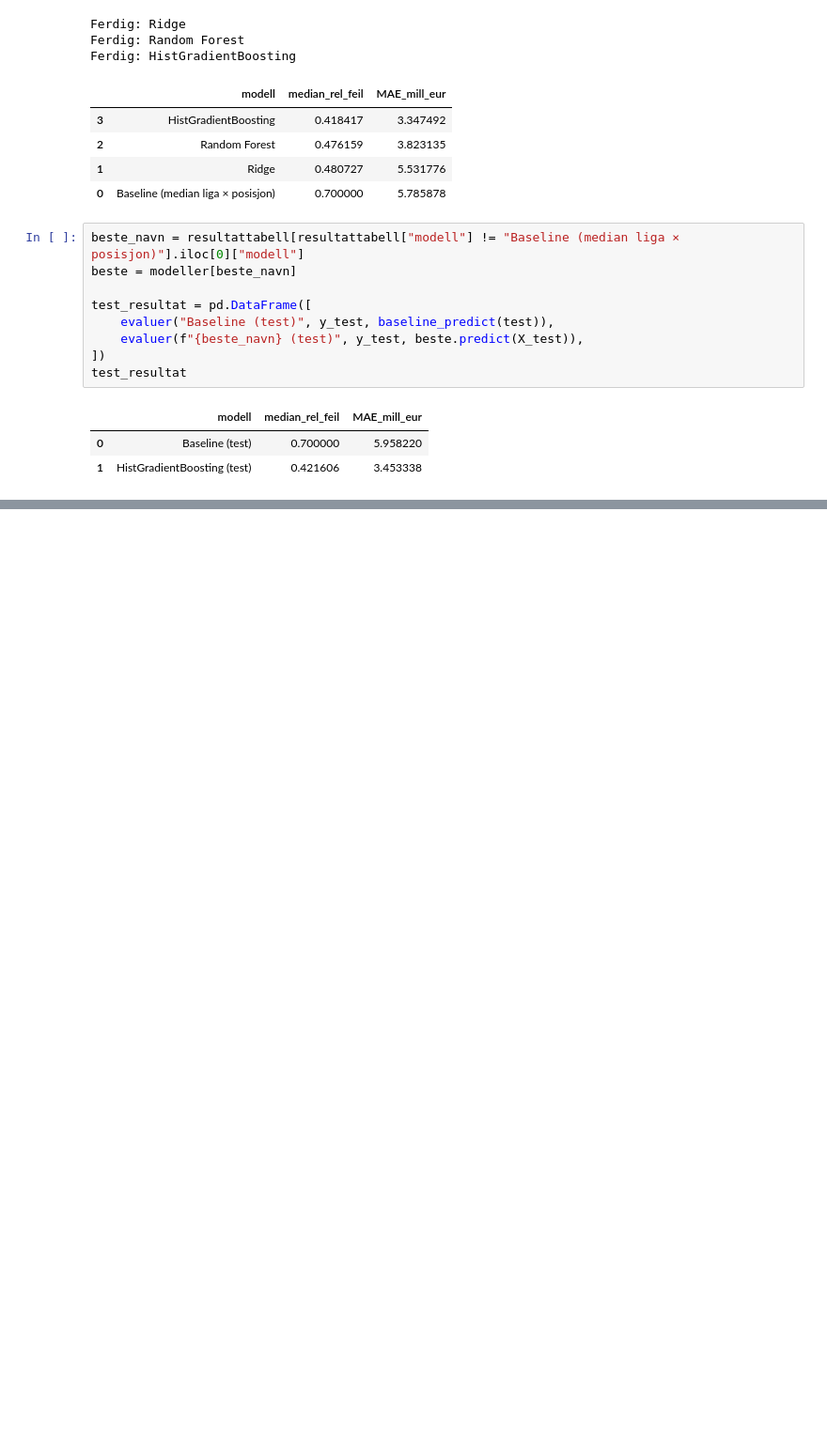
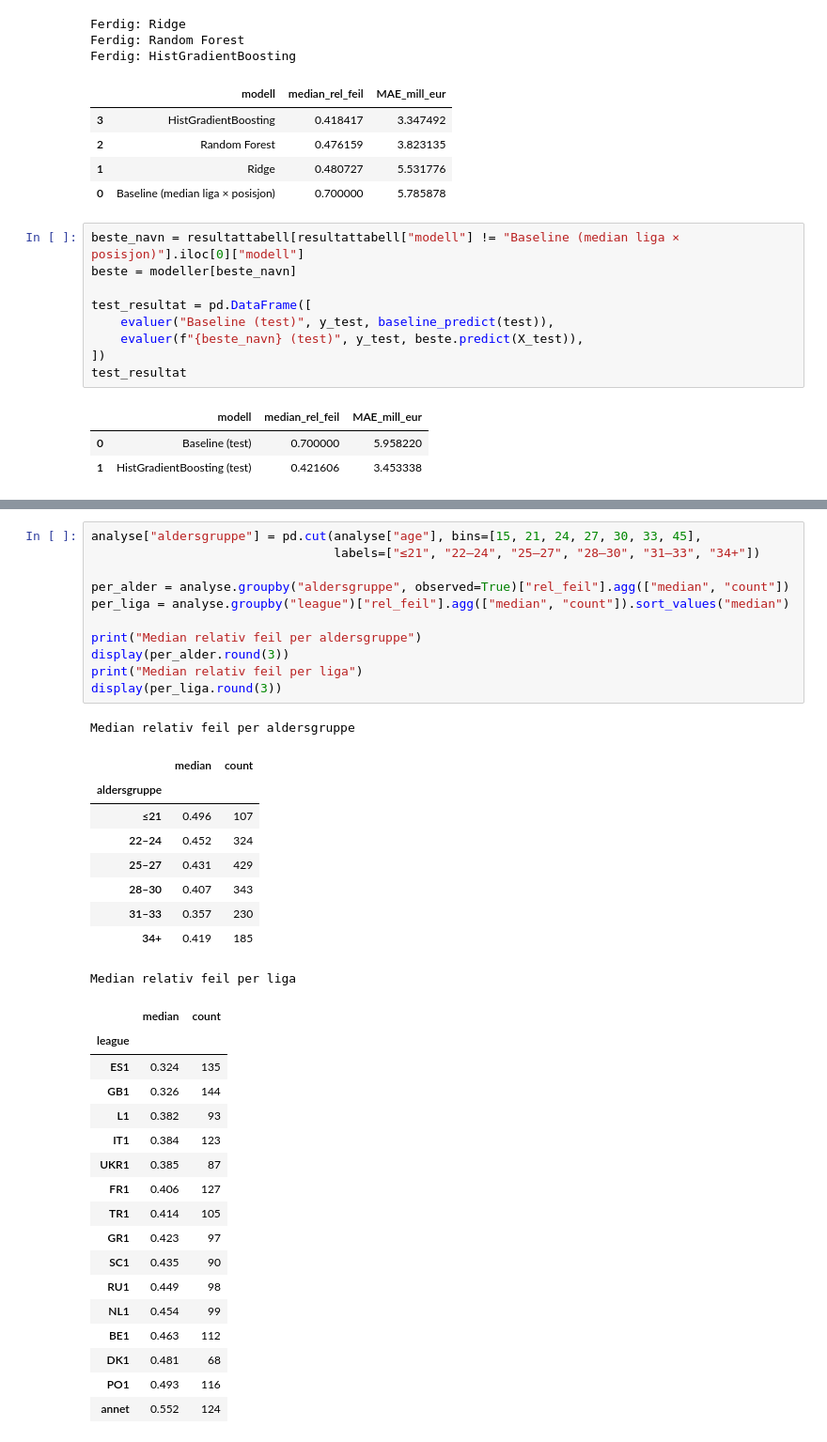
Before and after one commit to 798663/spillerverdi-estimator, a Jupyter notebook: modell.ipynb, the cells around one changed output, grey strips where cells are left out. Shown at 94% size. Drawn from its saved outputs; the diff is of its cells as text; blank space fills up the shorter version.

```diff
--- a/modell.ipynb
+++ b/modell.ipynb
@@ -126,0 +191,39 @@ test_resultat
+# %%
+analyse["aldersgruppe"] = pd.cut(analyse["age"], bins=[15, 21, 24, 27, 30, 33, 45],
+                                 labels=["≤21", "22–24", "25–27", "28–30", "31–33", "34+"])
+
+per_alder = analyse.groupby("aldersgruppe", observed=True)["rel_feil"].agg(["median", "count"])
+per_liga = analyse.groupby("league")["rel_feil"].agg(["median", "count"]).sort_values("median")
+
+print("Median relativ feil per aldersgruppe")
+display(per_alder.round(3))
+print("Median relativ feil per liga")
+display(per_liga.round(3))
+# %% [output]
+Median relativ feil per aldersgruppe
+|  | median | count |
+| aldersgruppe |  |  |
+| ≤21 | 0.496 | 107 |
+| 22–24 | 0.452 | 324 |
+| 25–27 | 0.431 | 429 |
+| 28–30 | 0.407 | 343 |
+| 31–33 | 0.357 | 230 |
+| 34+ | 0.419 | 185 |
+Median relativ feil per liga
+|  | median | count |
+| league |  |  |
+| ES1 | 0.324 | 135 |
+| GB1 | 0.326 | 144 |
+| L1 | 0.382 | 93 |
+| IT1 | 0.384 | 123 |
+| UKR1 | 0.385 | 87 |
+| FR1 | 0.406 | 127 |
+| TR1 | 0.414 | 105 |
+| GR1 | 0.423 | 97 |
+| SC1 | 0.435 | 90 |
+| RU1 | 0.449 | 98 |
+| NL1 | 0.454 | 99 |
+| BE1 | 0.463 | 112 |
+| DK1 | 0.481 | 68 |
+| PO1 | 0.493 | 116 |
+| annet | 0.552 | 124 |
```
Also changed, not shown: parts of 4 cells of this notebook.
